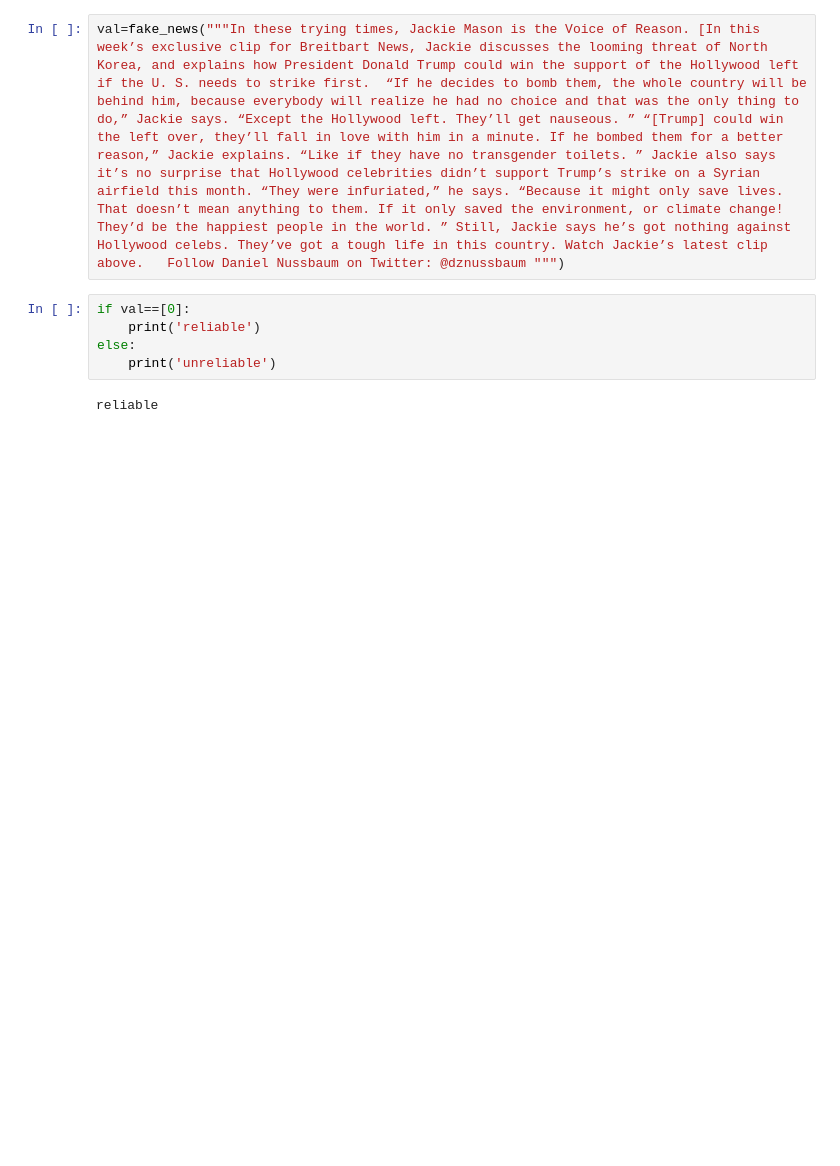
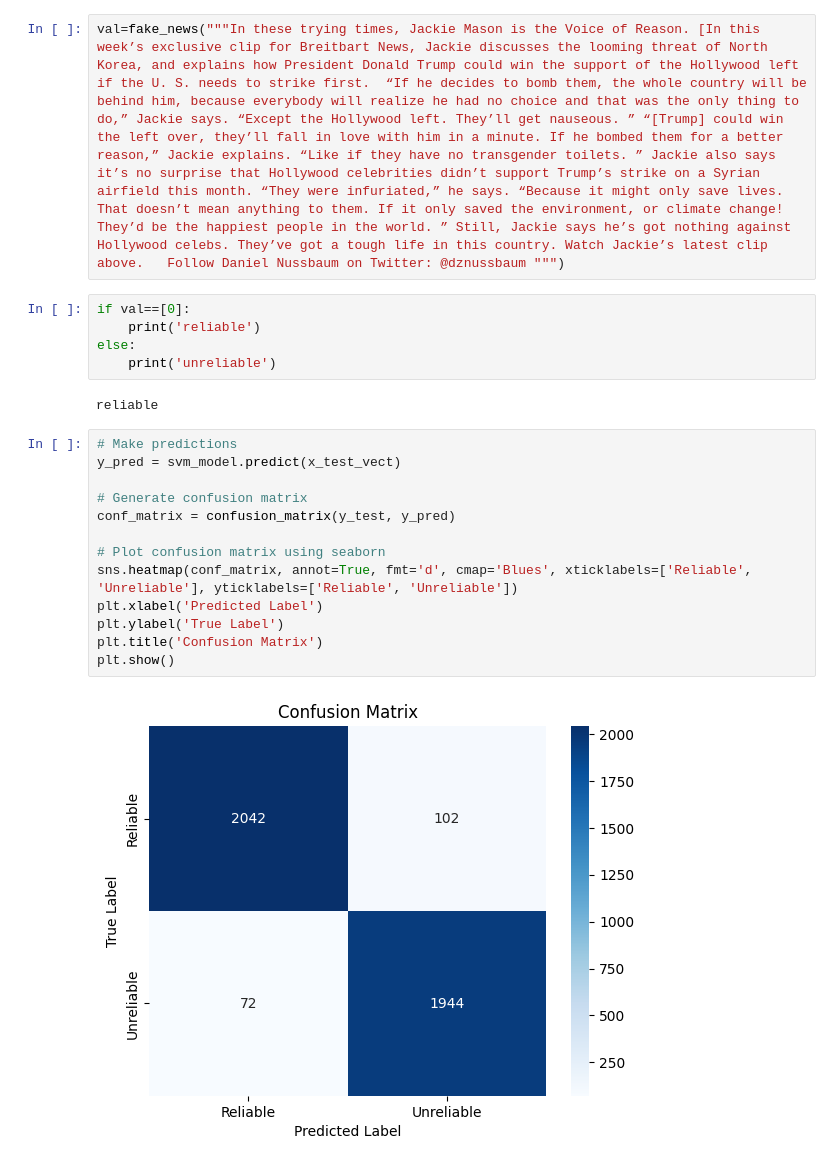
Before and after one commit to Shipzz08/Fake-News-Detection-App, a Jupyter notebook: models.ipynb, the cells around one changed output. Drawn from its saved outputs; the diff is of its cells as text; blank space fills up the shorter version.

```diff
--- a/models.ipynb
+++ b/models.ipynb
@@ -112,3 +120,18 @@ else:
     print('unreliable')
 # %% [output]
 reliable
+# %%
+# Make predictions
+y_pred = svm_model.predict(x_test_vect)
+
+# Generate confusion matrix
+conf_matrix = confusion_matrix(y_test, y_pred)
+
+# Plot confusion matrix using seaborn
+sns.heatmap(conf_matrix, annot=True, fmt='d', cmap='Blues', xticklabels=['Reliable', 'Unreliable'], yticklabels=['Reliable', 'Unreliable'])
+plt.xlabel('Predicted Label')
+plt.ylabel('True Label')
+plt.title('Confusion Matrix')
+plt.show()
+# %% [output]
+[figure, added]
```
Also changed, not shown: parts of 7 cells of this notebook, 6 other files.
